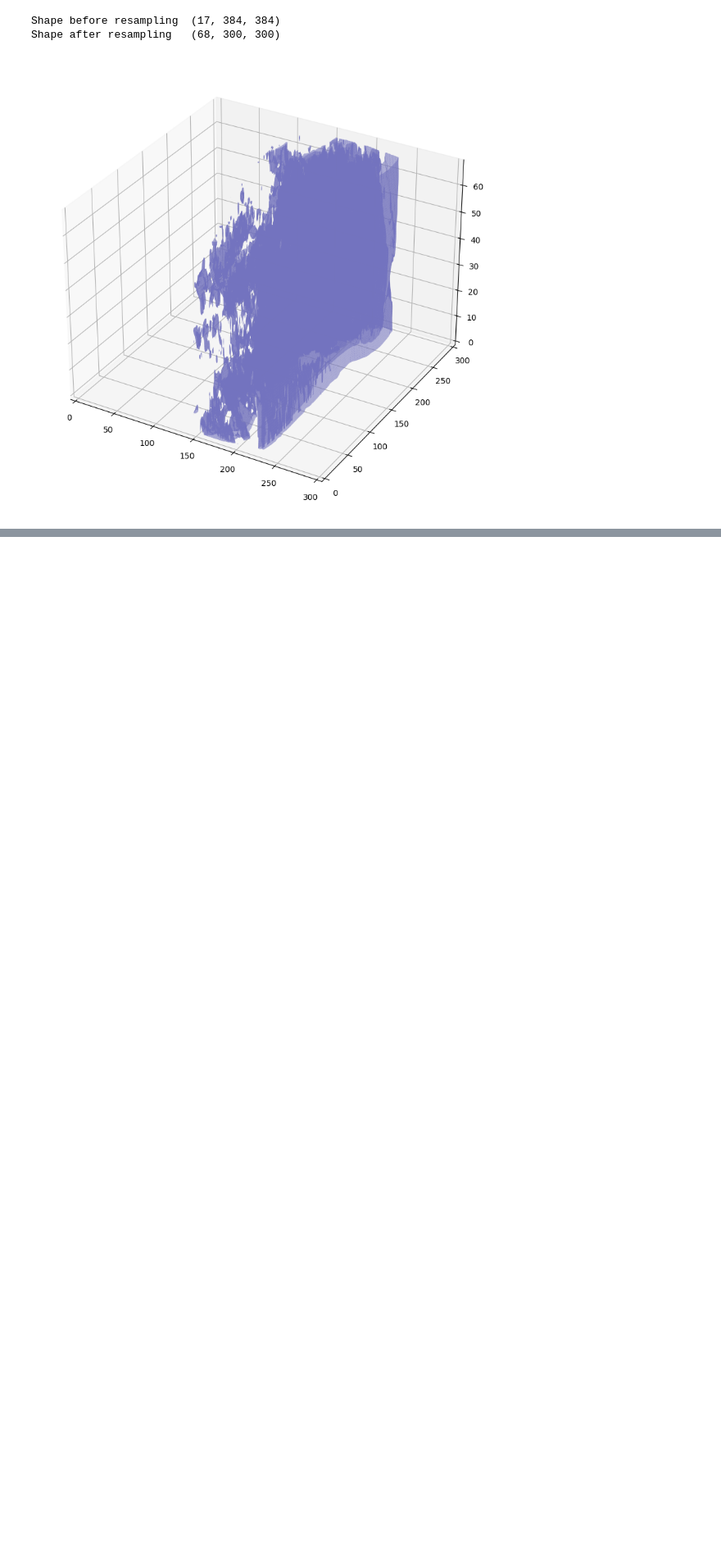
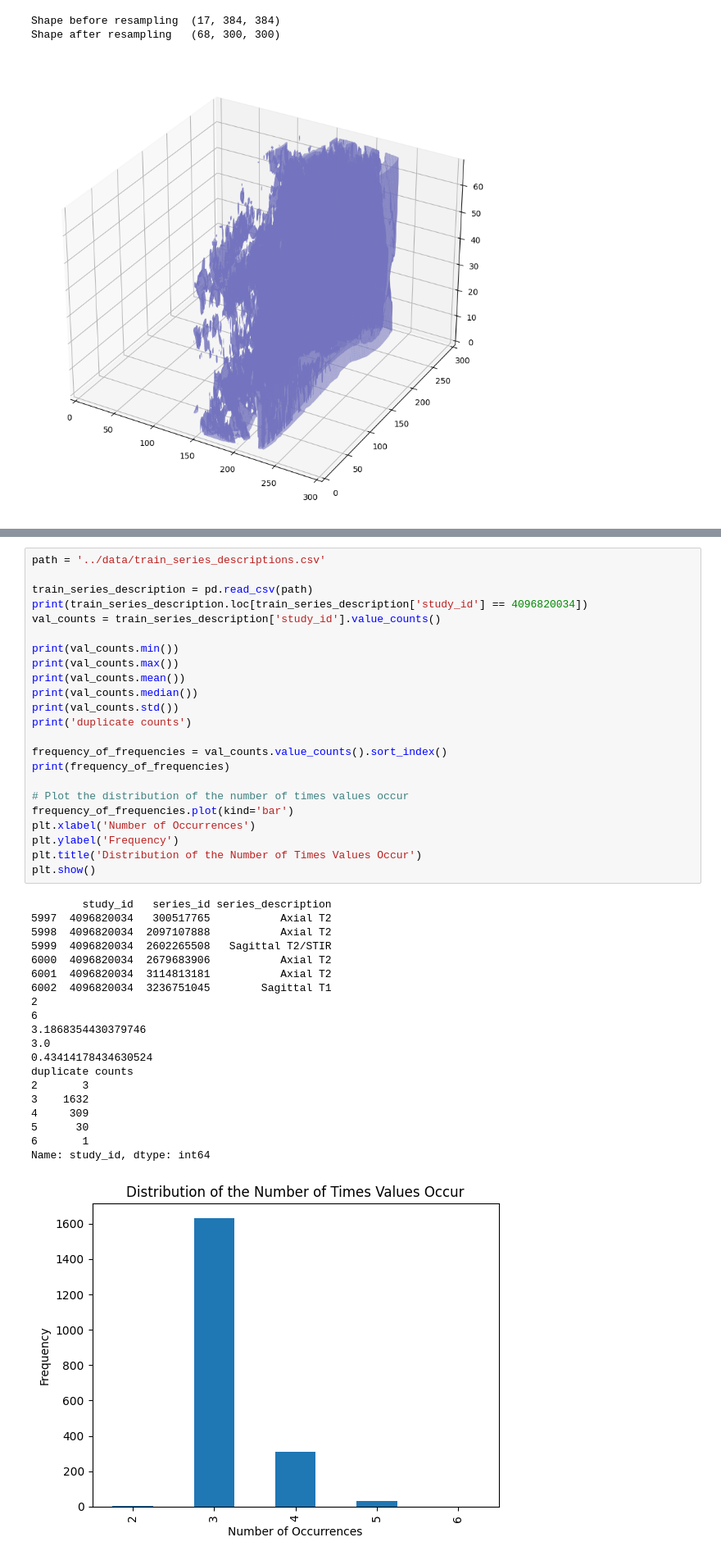
Before and after one commit to hmhornung/Lumbar-Spine-Degenerative-Classification, a Jupyter notebook: preprocessing/extraction.ipynb, the cells around one changed output, grey strips where cells are left out. Shown at 82% size. Cells and saved outputs as stored; diff of their text form; blank space fills up the shorter version.

```diff
--- a/preprocessing/extraction.ipynb
+++ b/preprocessing/extraction.ipynb
@@ -456,0 +358,44 @@ Name: series_description, Length: 6259, dtype: object>
+# %%
+path = '../data/train_series_descriptions.csv'
+
+train_series_description = pd.read_csv(path)
+print(train_series_description.loc[train_series_description['study_id'] == 4096820034])
+val_counts = train_series_description['study_id'].value_counts()
+
+print(val_counts.min())
+print(val_counts.max())
+print(val_counts.mean())
+print(val_counts.median())
+print(val_counts.std())
+print('duplicate counts')
+
+frequency_of_frequencies = val_counts.value_counts().sort_index()
+print(frequency_of_frequencies)
+
+# Plot the distribution of the number of times values occur
+frequency_of_frequencies.plot(kind='bar')
+plt.xlabel('Number of Occurrences')
+plt.ylabel('Frequency')
+plt.title('Distribution of the Number of Times Values Occur')
+plt.show()
+# %% [output]
+        study_id   series_id series_description
+5997  4096820034   300517765           Axial T2
+5998  4096820034  2097107888           Axial T2
+5999  4096820034  2602265508   Sagittal T2/STIR
+6000  4096820034  2679683906           Axial T2
+6001  4096820034  3114813181           Axial T2
+6002  4096820034  3236751045        Sagittal T1
+2
+6
+3.1868354430379746
+3.0
+0.43414178434630524
+duplicate counts
+2       3
+3    1632
+4     309
+5      30
+6       1
+Name: study_id, dtype: int64
+[figure, added]
```
Also changed, not shown: parts of 16 cells of this notebook, 7 other files.
